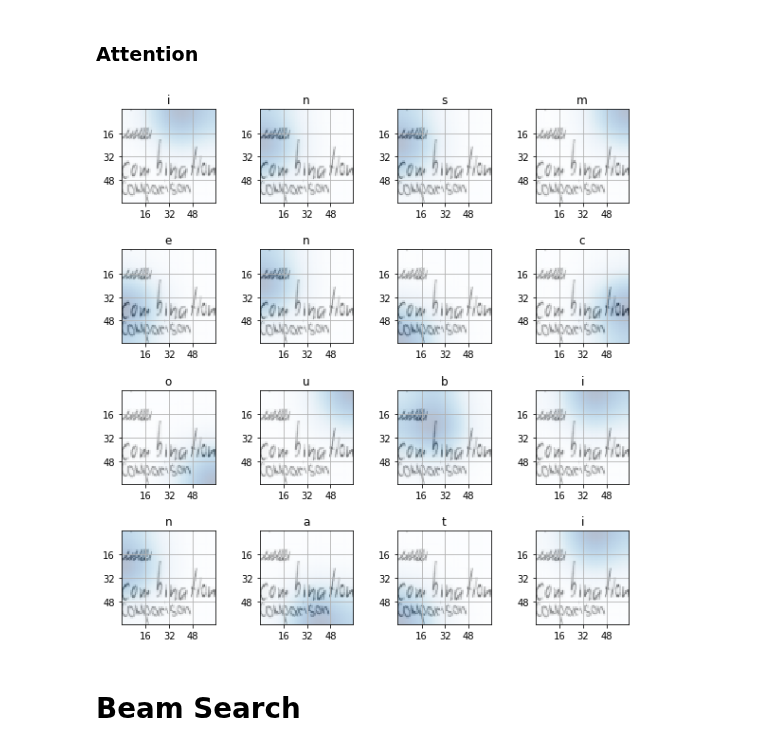
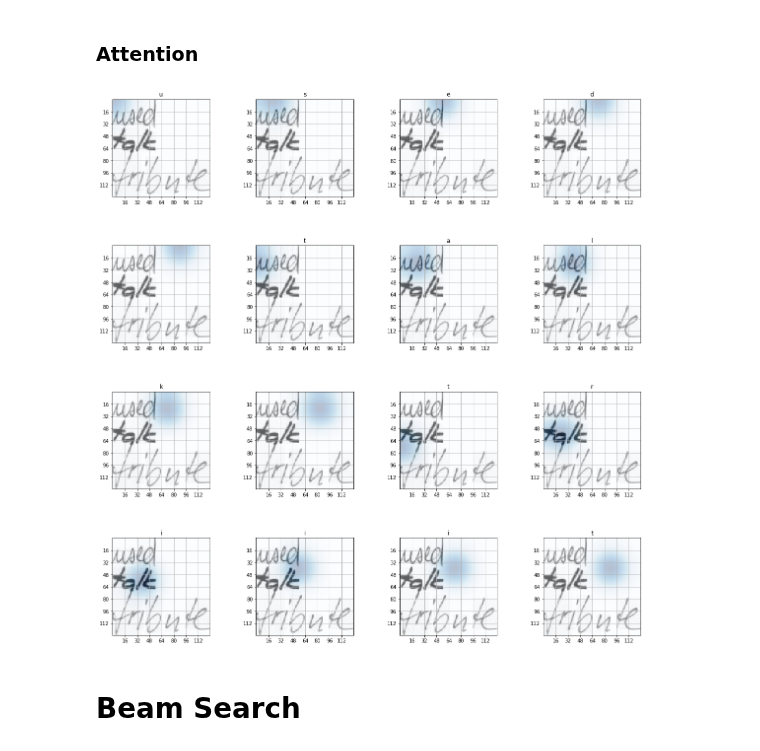
Before and after one commit to ahs8w/Handwriting, a Jupyter notebook: OCR-word-LM.ipynb, the cells around one changed output. Saved outputs shown, nothing was run; the diff lists cells and outputs as text; code cells hidden in the pictures.

```diff
--- a/OCR-word-LM.ipynb
+++ b/OCR-word-LM.ipynb
@@ -880,10 +1012,13 @@ class Net(nn.Module):
         super(Net, self).__init__()
         self.seq_len = seq_len
 
-        self.features = InputEmbedding(embed_size)
-        self.linear   = Linear(sz//4, seq_len)
+        self.features = InputEmbedding(embed_size)   #sz: 16->256, seq_len: 50->500
+        self.pool     = nn.AdaptiveMaxPool1d(seq_len)
 
         self.encoder = Encoder(embed_size, enc_layers, dec_layers)
+
+        self.attention = ConvAttention()
+
         self.decoder = Decoder(embed_size, dec_layers, vocab_size)
 
         #mlp
@@ -891,15 +1026,15 @@ class Net(nn.Module):
         self.linear1 = Linear(embed_size, embed_size//2)
         self.linear2 = Linear(embed_size//2, vocab_size)
 
-    def forward(self, x, targets=None, ret_attn=False):
-        bs = x.size(0)
+    def forward(self, x, ret_attn=False):
         feats = self.features(x)
 
         x = self.encoder(feats)       #=> ([bs, em_sz, 16])
-        targets = self.linear(feats)
+        x = self.pool(x)              #=> ([bs, em_sz, 45])
 
-#         targets = torch.ones((bs, self.seq_len), device=device) if targets is None else targets
-        x, a = self.decoder(targets, x)     #=> ([120, 256, 31]), ([120, 31, 16])
+        context, a = self.attention(x, feats)
+
+        x = self.decoder(context)     #=> ([bs, em_sz, seq_len])
 
         x = self.linear2(F.relu(self.drop(self.linear1( x.permute(0,2,1) ))))  #=> (bs, sl, vocab)
 
@@ -1296,3 +1393,0 @@ char_error_rate(preds,y)
-# %%
-for i in range(10):
-    print(label_text(res[:,i]))
@@ -1331,14 +1412,13 @@ Clipping input data to the valid range for imshow with RGB data ([0..1] for floa
 # %% [markdown]
 ### Attention
-# %%
-attns = attns.permute(1,2,0)
 # %%
 imgs = data.trn_ds.denorm(x)
 # %%
+# conv
 def torch_scale_attns(attns):
-    sl,_,bs = attns.shape
+    bs,sl,_ = attns.shape
     num = sz // 16
-    mod = attns.permute(2,0,1).view(bs,sl,num,num)
+    mod = attns.view(bs,sl,num,num)
     scaled = torch.nn.functional.interpolate(mod, size=sz)
     return scaled  #([bs, sl, sz, sz])
 # %%
@@ -1352,22 +1432,22 @@ img  = imgs[idx]
 pred = res[:,idx]
 img_attns = to_np(torch_scale_attns(attns)[idx])
 # %%
-fig, axes = plt.subplots(4, 4, figsize=(10, 10), gridspec_kw={'hspace': 0.5})
+fig, axes = plt.subplots(4, 4, figsize=(20, 20), gridspec_kw={'hspace': 0.5})
 for i,ax in enumerate(axes.flat):
     a = g_filter(img_attns[i])
     ax.imshow(img, alpha=None)
     ax.imshow(a, cmap='Blues', interpolation='nearest', alpha=0.3)
 
     # Attention
     ticks = np.arange(16, sz, 16)
     ax.set_yticks(ticks, minor=False)
     ax.set_xticks(ticks, minor=False)
     ax.yaxis.grid(True)
     ax.xaxis.grid(True)
 
     ax.set_title(itos[pred[i].item()])
 # %% [output]
-[figure, old version]
+[figure, new version]
 # %% [markdown]
 # Beam Search
 # %%
```
Also changed, not shown: parts of 37 cells of this notebook.
